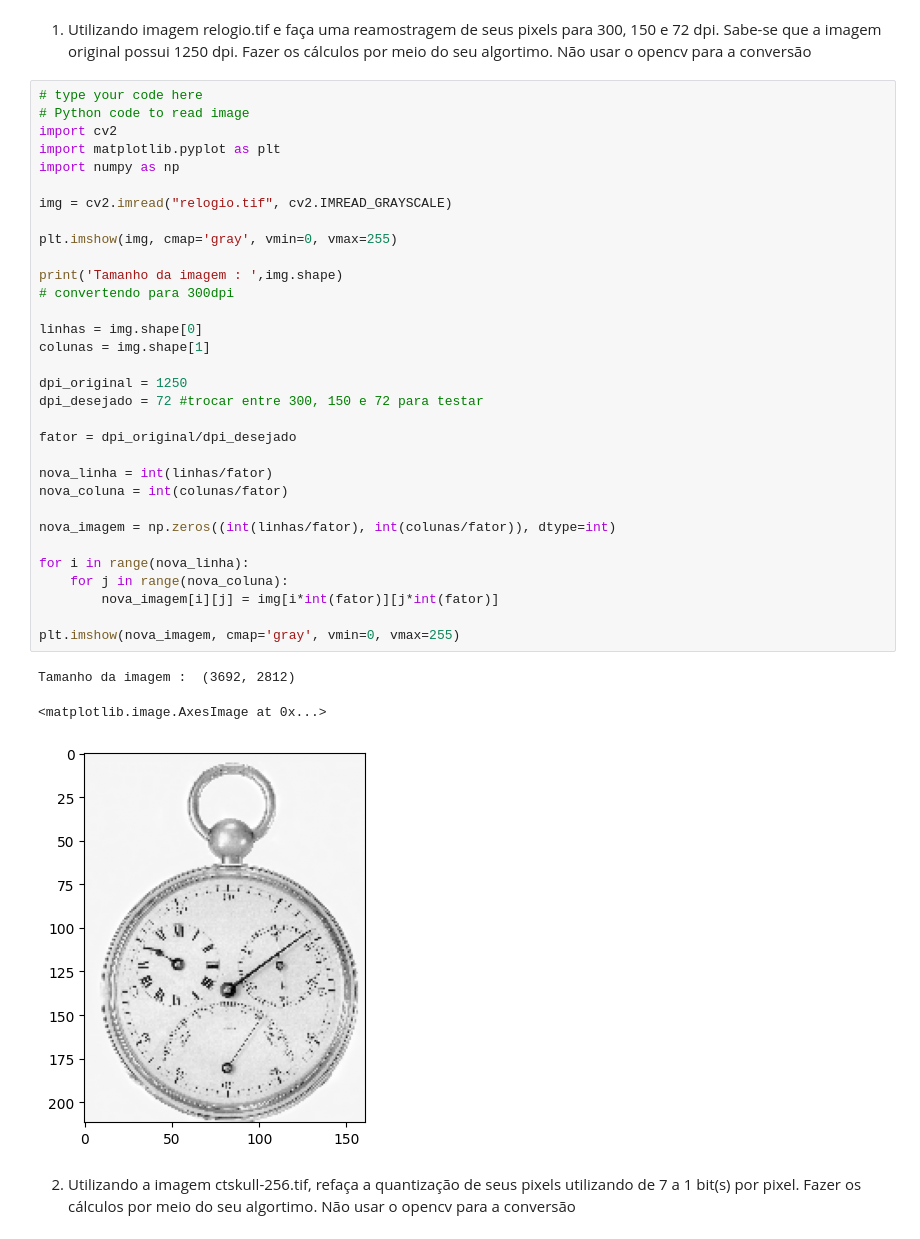
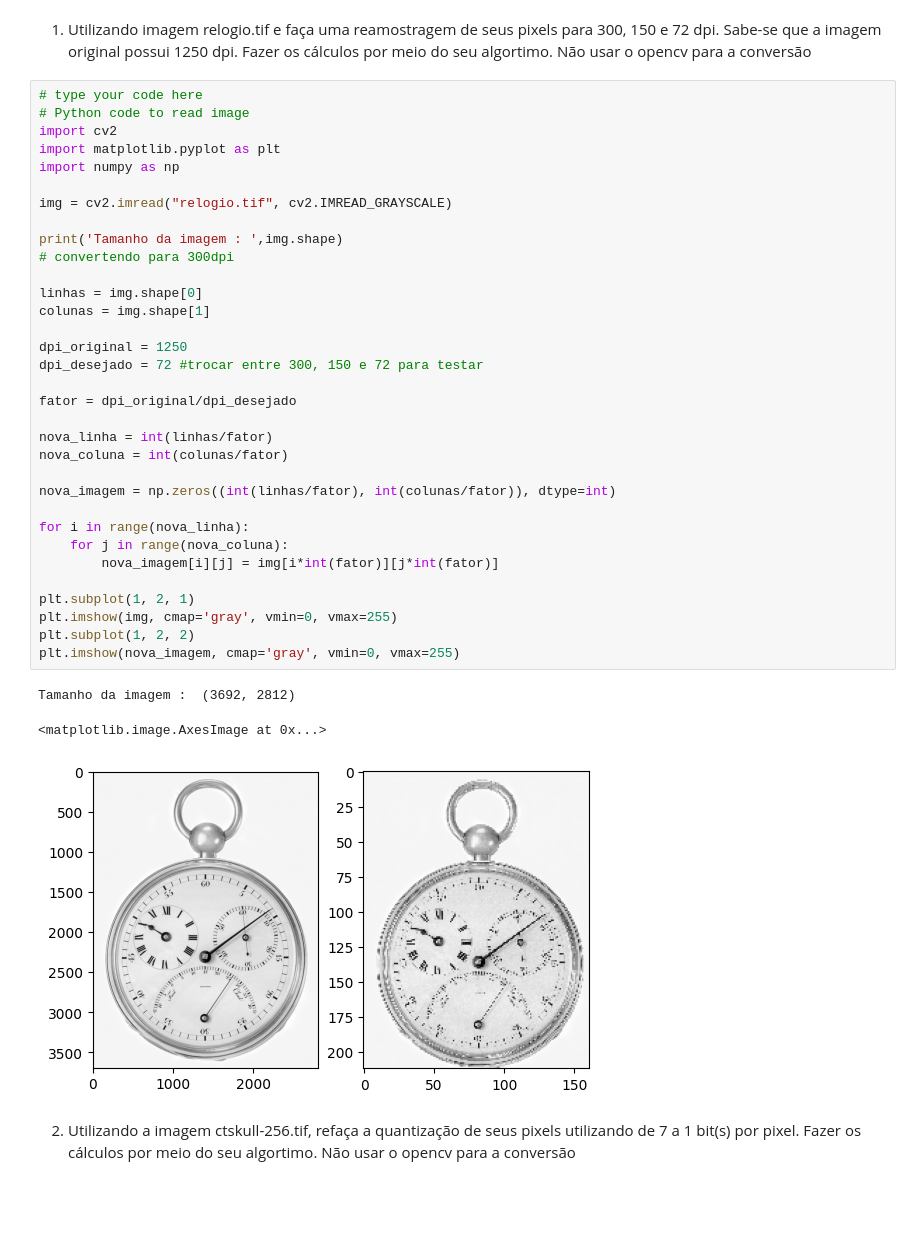
Before and after one commit to marcella314/gbc216_t2_G14, a Jupyter notebook: Lab01 - Sampling and Quantization/lab01.ipynb, the cells around one changed output. Drawn from its saved outputs; the diff is of its cells as text; blank space fills up the shorter version.

Commit message:
Adiciona comparação entre as imagens

```diff
--- a/Lab01 - Sampling and Quantization/lab01.ipynb
+++ b/Lab01 - Sampling and Quantization/lab01.ipynb
@@ -16,36 +16,37 @@ Integrantes
 import cv2
 import matplotlib.pyplot as plt
 import numpy as np
 
 img = cv2.imread("relogio.tif", cv2.IMREAD_GRAYSCALE)
-
-plt.imshow(img, cmap='gray', vmin=0, vmax=255)
 
 print('Tamanho da imagem : ',img.shape)
 # convertendo para 300dpi
 
 linhas = img.shape[0]
 colunas = img.shape[1]
 
 dpi_original = 1250
 dpi_desejado = 72 #trocar entre 300, 150 e 72 para testar
 
 fator = dpi_original/dpi_desejado
 
 nova_linha = int(linhas/fator)
 nova_coluna = int(colunas/fator)
 
 nova_imagem = np.zeros((int(linhas/fator), int(colunas/fator)), dtype=int)
 
 for i in range(nova_linha):
     for j in range(nova_coluna):
         nova_imagem[i][j] = img[i*int(fator)][j*int(fator)]
 
+plt.subplot(1, 2, 1)
+plt.imshow(img, cmap='gray', vmin=0, vmax=255)
+plt.subplot(1, 2, 2)
 plt.imshow(nova_imagem, cmap='gray', vmin=0, vmax=255)
 # %% [output]
 Tamanho da imagem :  (3692, 2812)
 <matplotlib.image.AxesImage at 0x...>
-[figure, old version]
+[figure, new version]
 # %% [markdown]
 2)	Utilizando a imagem ctskull-256.tif, refaça a quantização de seus pixels utilizando de 7 a 1 bit(s) por pixel.  Fazer os cálculos por meio do seu algortimo. Não usar o opencv para a conversão
 # %%
```
Also changed, not shown: parts of 1 cell of this notebook.
